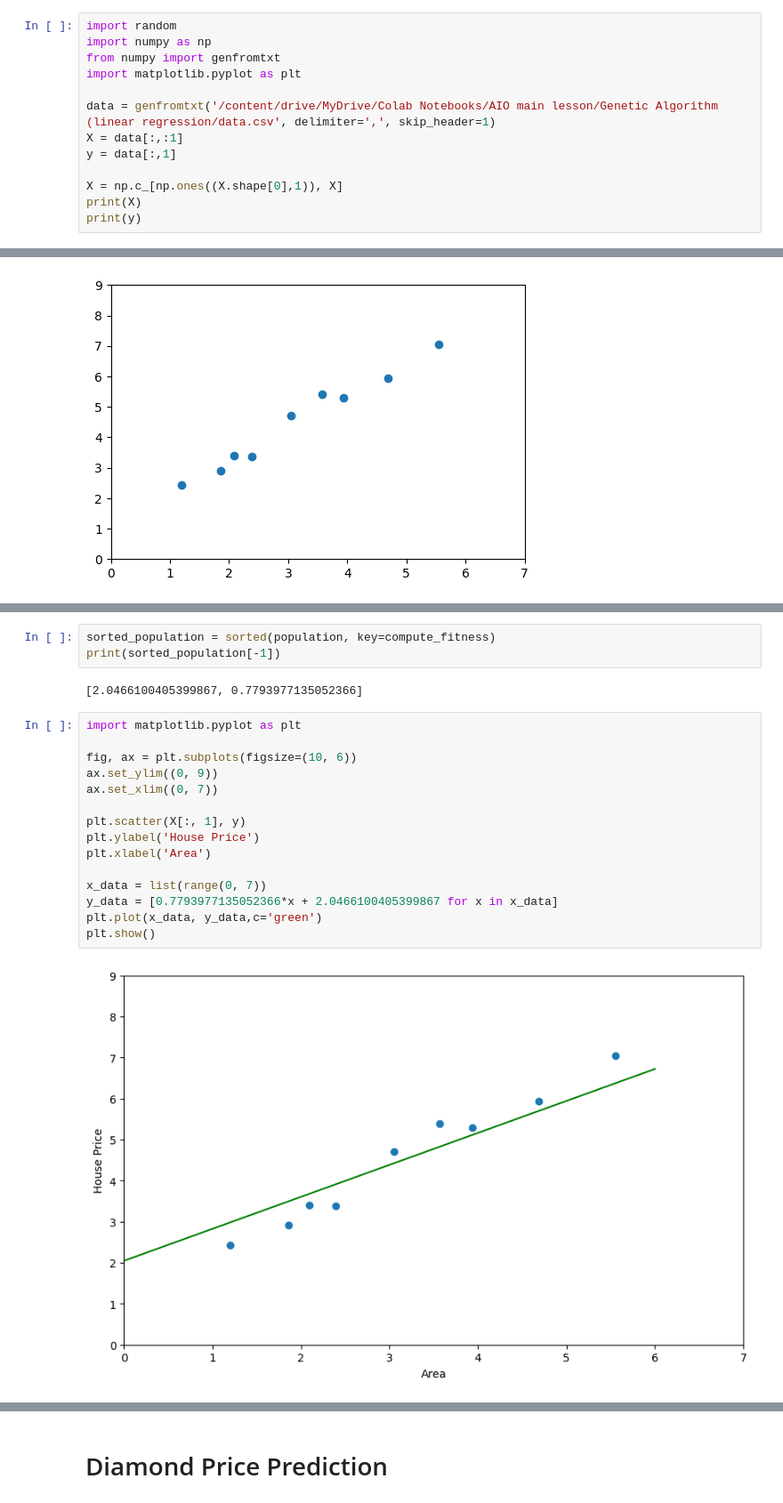
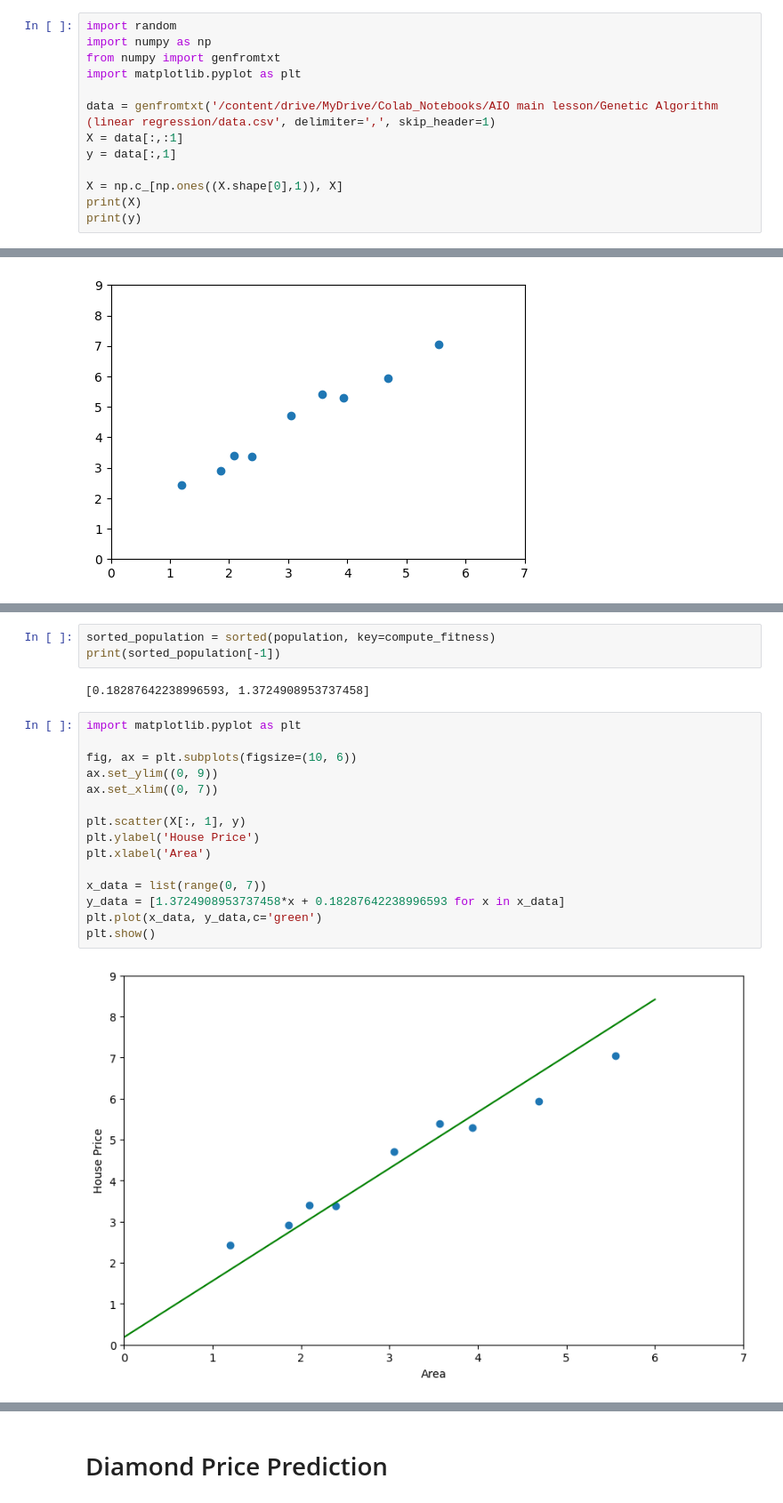
Before and after one commit to HungPham2002/Genetic-Algorithms-optimization-and-Linear-Regression-problems, a Jupyter notebook: Genetic_Algorithms_To_Solve_Linear_Regression_Problems.ipynb, the cells around one changed output, grey strips where cells are left out. Shown at 89% size. Saved outputs shown, nothing was run; the diff lists cells and outputs as text.

```diff
--- a/Genetic_Algorithms_To_Solve_Linear_Regression_Problems.ipynb
+++ b/Genetic_Algorithms_To_Solve_Linear_Regression_Problems.ipynb
@@ -8,7 +8,7 @@ import numpy as np
 from numpy import genfromtxt
 import matplotlib.pyplot as plt
 
-data = genfromtxt('/content/drive/MyDrive/Colab Notebooks/AIO main lesson/Genetic Algorithm (linear regression/data.csv', delimiter=',', skip_header=1)
+data = genfromtxt('/content/drive/MyDrive/Colab_Notebooks/AIO main lesson/Genetic Algorithm (linear regression/data.csv', delimiter=',', skip_header=1)
 X = data[:,:1]
 y = data[:,1]
 
@@ -148,24 +148,24 @@ Best loss: 0.2154878993518991 [2.0430533018714447, 0.7793977135052366]
 sorted_population = sorted(population, key=compute_fitness)
 print(sorted_population[-1])
 # %% [output]
-[2.0466100405399867, 0.7793977135052366]
+[0.18287642238996593, 1.3724908953737458]
 # %%
 import matplotlib.pyplot as plt
 
 fig, ax = plt.subplots(figsize=(10, 6))
 ax.set_ylim((0, 9))
 ax.set_xlim((0, 7))
 
 plt.scatter(X[:, 1], y)
 plt.ylabel('House Price')
 plt.xlabel('Area')
 
 x_data = list(range(0, 7))
-y_data = [0.7793977135052366*x + 2.0466100405399867 for x in x_data]
+y_data = [1.3724908953737458*x + 0.18287642238996593 for x in x_data]
 plt.plot(x_data, y_data,c='green')
 plt.show()
 # %% [output]
-[figure, old version]
+[figure, new version]
 # %%
 import matplotlib.pyplot as plt
 
```
Also changed, not shown: parts of 37 cells of this notebook.
